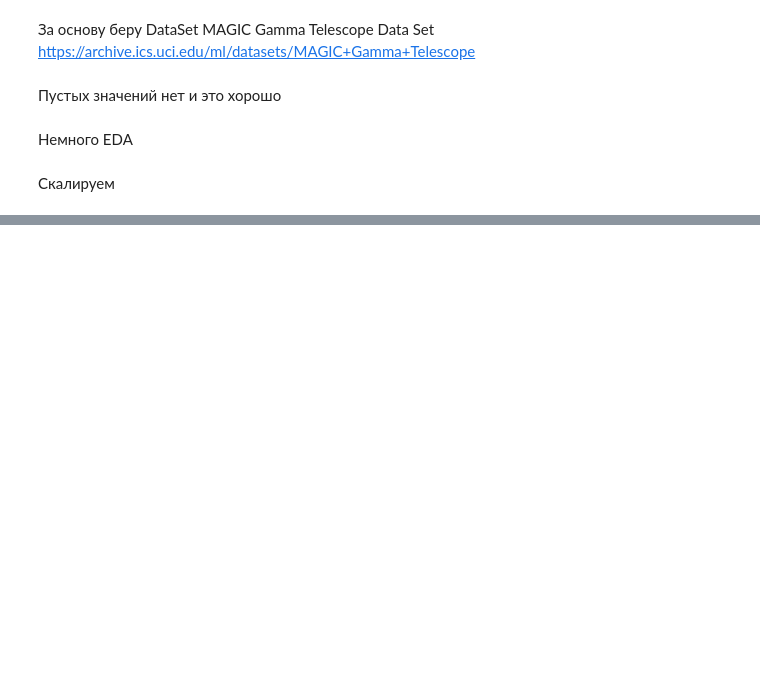
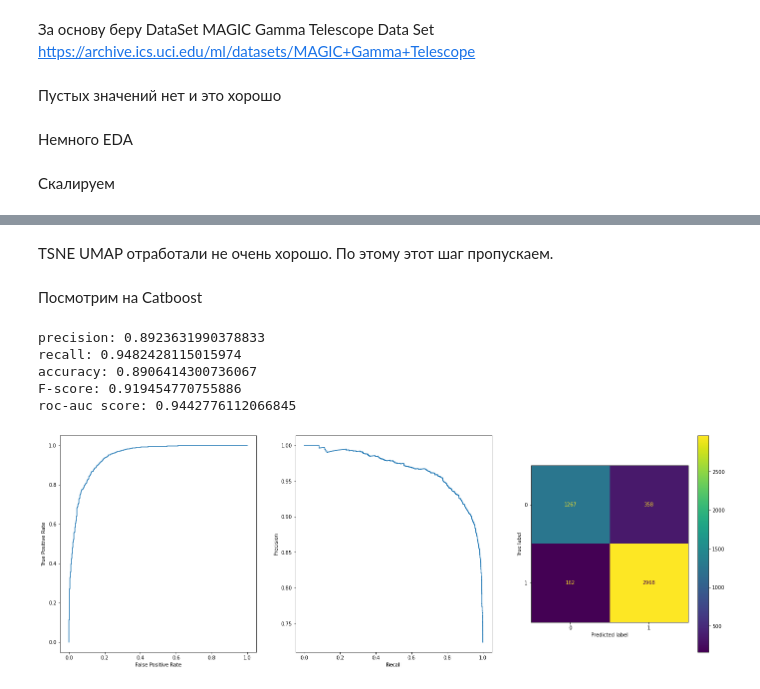
Before and after one commit to DA-88/ML_in_Business, a Jupyter notebook: lection7_materials/Solution 7.ipynb, the cells around one changed output, grey strips where cells are left out. Cells and saved outputs as stored; diff of their text form; code cells hidden in the pictures; blank space fills up the shorter version.

```diff
--- a/lection7_materials/Solution 7.ipynb
+++ b/lection7_materials/Solution 7.ipynb
@@ -59,6 +63,7 @@ df['fM3Long_abs']=np.abs(df['fM3Long'])
 df['fM3Trans_abs']=np.abs(df['fM3Trans'])
 # %%
 df_y = pd.DataFrame(df['class'])
+df_y = df_y.astype('int')
 df.drop(['class'], axis='columns', inplace=True)
 # %%
 poly = PolynomialFeatures(degree=3)
@@ -94,0 +83,41 @@ KeyboardInterrupt:
+# %% [markdown]
+TSNE UMAP отработали не очень хорошо. По этому этот шаг пропускаем.
+# %%
+X_train, X_test, y_train, y_test = train_test_split(df_scaled, df_y, random_state=17)
+# %% [markdown]
+Посмотрим на Catboost
+# %%
+cat_model = CatBoostClassifier(verbose=False)
+cat_model.fit(X_train, y_train)
+preds_class = cat_model.predict(X_test)
+preds_proba = cat_model.predict_proba(X_test)
+# %%
+print('precision:', metrics.precision_score(y_test, preds_class))
+print('recall:', metrics.recall_score(y_test, preds_class))
+print('accuracy:', metrics.accuracy_score(y_test, preds_class))
+print('F-score:', metrics.f1_score(y_test, preds_class))
+print('roc-auc score:', metrics.roc_auc_score(y_test, preds_proba[:, 1]))
+# %% [output]
+precision: 0.8923631990378833
+recall: 0.9482428115015974
+accuracy: 0.8906414300736067
+F-score: 0.919454770755886
+roc-auc score: 0.9442776112066845
+# %%
+cm = metrics.confusion_matrix(y_test, preds_class)
+cm_display = metrics.ConfusionMatrixDisplay(cm)
+
+fpr, tpr, _ = metrics.roc_curve(y_test, preds_proba[:, 1])
+roc_display = metrics.RocCurveDisplay(fpr=fpr, tpr=tpr)
+
+prec, recall, _ = metrics.precision_recall_curve(y_test, preds_proba[:, 1])
+pr_display = metrics.PrecisionRecallDisplay(precision=prec, recall=recall)
+
+fig, (ax1, ax2, ax3) = plt.subplots(1, 3, figsize=(24, 8))
+
+roc_display.plot(ax=ax1)
+pr_display.plot(ax=ax2)
+cm_display.plot(ax=ax3)
+plt.show()
+# %% [output]
+[figure, added]
```
Also changed, not shown: parts of 11 cells of this notebook.
